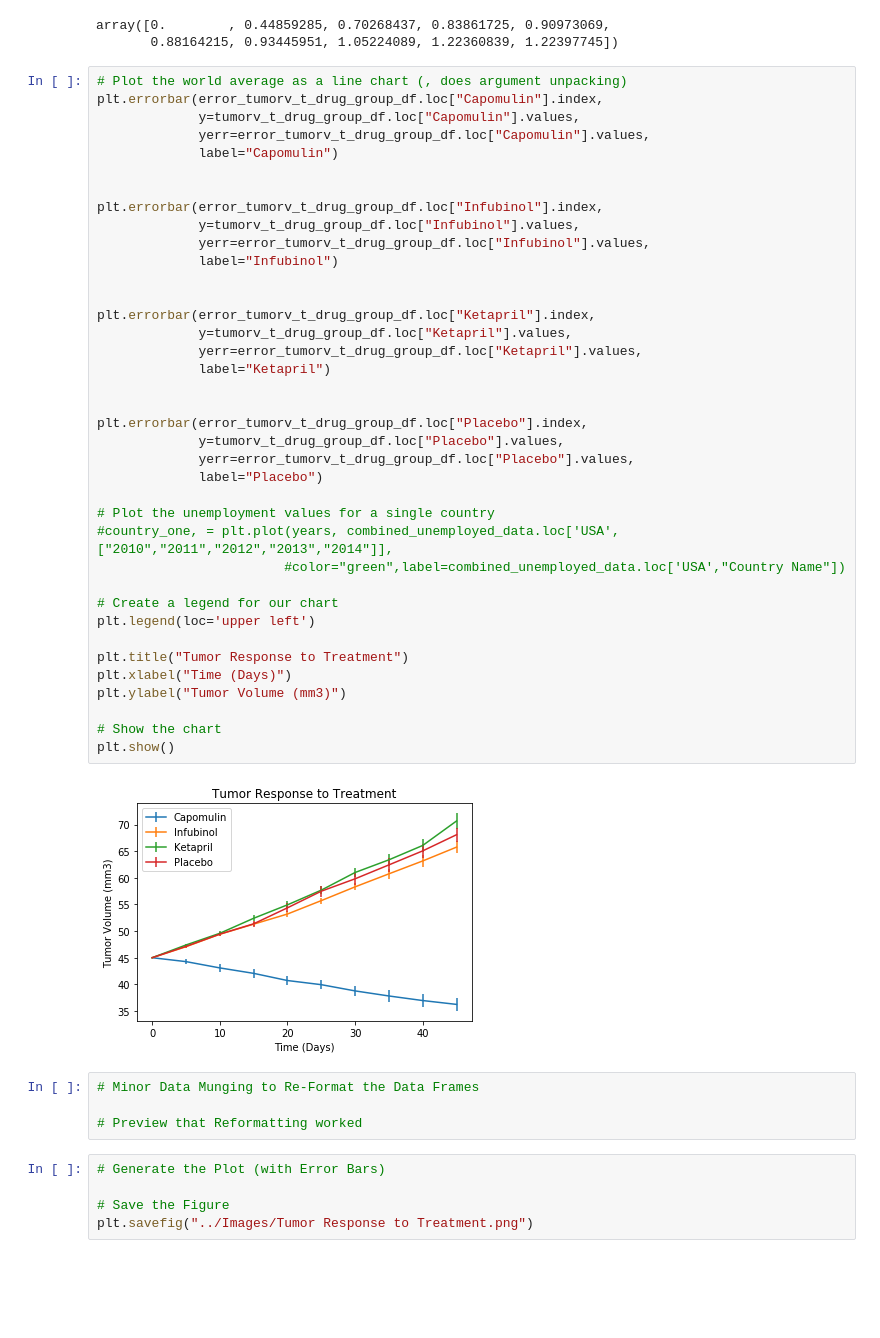
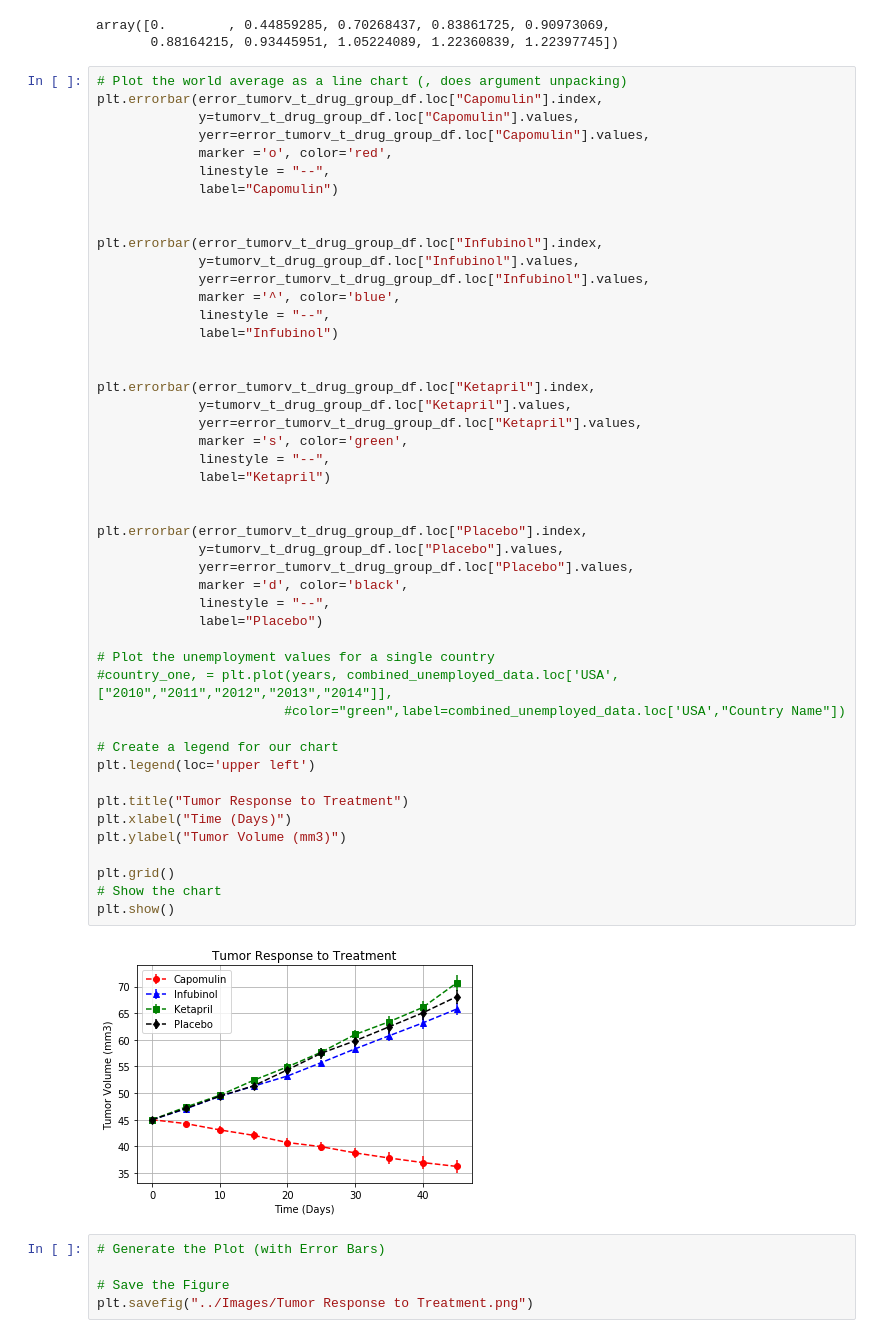
Before and after one commit to JenQian/matplotlib-challenge, a Jupyter notebook: pymaceuticals_starter.ipynb, the cells around one changed output. Cells and saved outputs as stored; diff of their text form; blank space fills up the shorter version.

```diff
--- a/pymaceuticals_starter.ipynb
+++ b/pymaceuticals_starter.ipynb
@@ -202,45 +138,50 @@ array([0.        , 0.44859285, 0.70268437, 0.83861725, 0.90973069,
 plt.errorbar(error_tumorv_t_drug_group_df.loc["Capomulin"].index,
              y=tumorv_t_drug_group_df.loc["Capomulin"].values,
              yerr=error_tumorv_t_drug_group_df.loc["Capomulin"].values,
+             marker ='o', color='red',
+             linestyle = "--",
              label="Capomulin")
 
 
 plt.errorbar(error_tumorv_t_drug_group_df.loc["Infubinol"].index,
              y=tumorv_t_drug_group_df.loc["Infubinol"].values,
              yerr=error_tumorv_t_drug_group_df.loc["Infubinol"].values,
+             marker ='^', color='blue',
+             linestyle = "--",
              label="Infubinol")
 
 
 plt.errorbar(error_tumorv_t_drug_group_df.loc["Ketapril"].index,
              y=tumorv_t_drug_group_df.loc["Ketapril"].values,
              yerr=error_tumorv_t_drug_group_df.loc["Ketapril"].values,
+             marker ='s', color='green',
+             linestyle = "--",
              label="Ketapril")
 
 
 plt.errorbar(error_tumorv_t_drug_group_df.loc["Placebo"].index,
              y=tumorv_t_drug_group_df.loc["Placebo"].values,
              yerr=error_tumorv_t_drug_group_df.loc["Placebo"].values,
+             marker ='d', color='black',
+             linestyle = "--",
              label="Placebo")
 
 # Plot the unemployment values for a single country
 #country_one, = plt.plot(years, combined_unemployed_data.loc['USA',["2010","2011","2012","2013","2014"]],
                         #color="green",label=combined_unemployed_data.loc['USA',"Country Name"])
 
 # Create a legend for our chart
 plt.legend(loc='upper left')
 
 plt.title("Tumor Response to Treatment")
 plt.xlabel("Time (Days)")
 plt.ylabel("Tumor Volume (mm3)")
 
+plt.grid()
 # Show the chart
 plt.show()
 # %% [output]
-[figure, old version]
+[figure, new version]
-# %%
-# Minor Data Munging to Re-Format the Data Frames
-
-# Preview that Reformatting worked
 # %%
 # Generate the Plot (with Error Bars)
 
```
Also changed, not shown: parts of 9 cells of this notebook.
